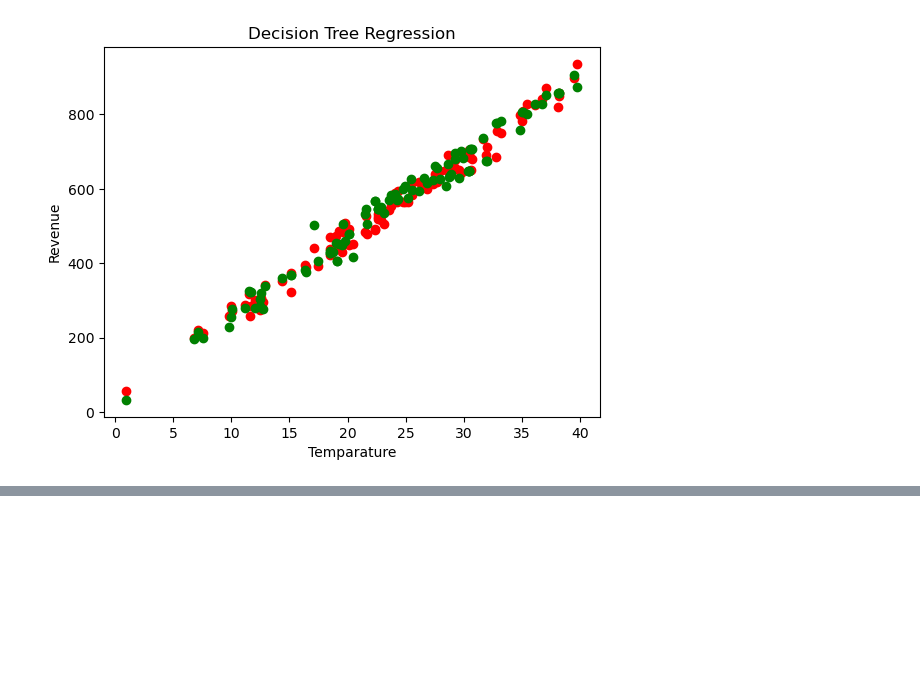
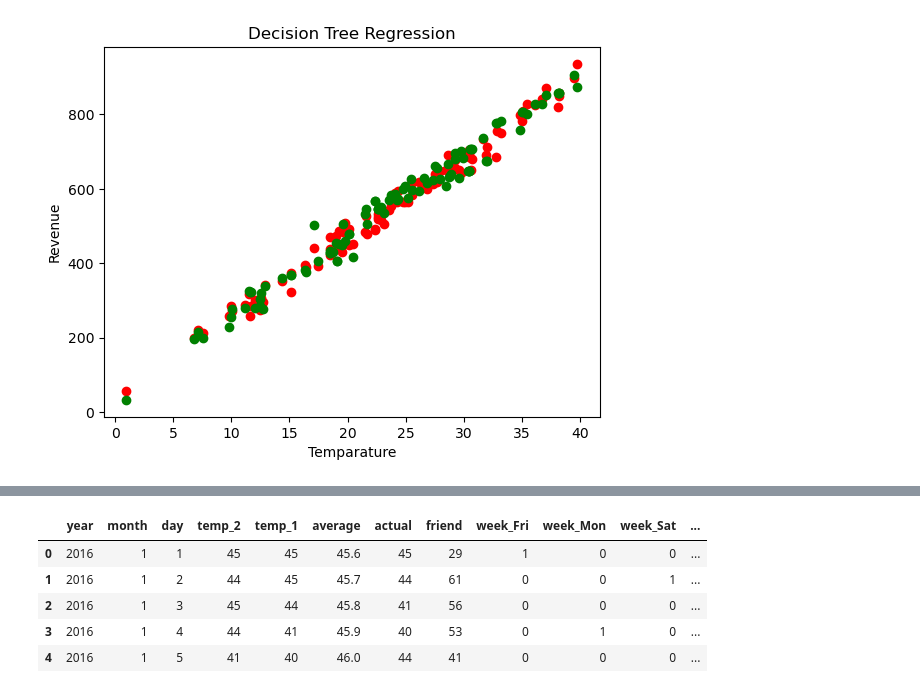
Before and after one commit to Spap123/DIG-Classes, a Jupyter notebook: 16th July Batch/rf-dt implementaion.ipynb, the cells around one changed output, grey strips where cells are left out. Cells and saved outputs as stored; diff of their text form; code cells hidden in the pictures; blank space fills up the shorter version.

```diff
--- a/16th July Batch/rf-dt implementaion.ipynb
+++ b/16th July Batch/rf-dt implementaion.ipynb
@@ -142,0 +172,11 @@ plt.show()
+# %%
+temp = pd.get_dummies(temp)
+# %%
+temp.head()
+# %% [output]
+|  | year | month | day | temp_2 | temp_1 | average | actual | friend | week_Fri | week_Mon | week_Sat | ... |
+| 0 | 2016 | 1 | 1 | 45 | 45 | 45.6 | 45 | 29 | 1 | 0 | 0 | ... |
+| 1 | 2016 | 1 | 2 | 44 | 45 | 45.7 | 44 | 61 | 0 | 0 | 1 | ... |
+| 2 | 2016 | 1 | 3 | 45 | 44 | 45.8 | 41 | 56 | 0 | 0 | 0 | ... |
+| 3 | 2016 | 1 | 4 | 44 | 41 | 45.9 | 40 | 53 | 0 | 1 | 0 | ... |
+| 4 | 2016 | 1 | 5 | 41 | 40 | 46.0 | 44 | 41 | 0 | 0 | 0 | ... |
```
Also changed, not shown: parts of 15 cells of this notebook.
